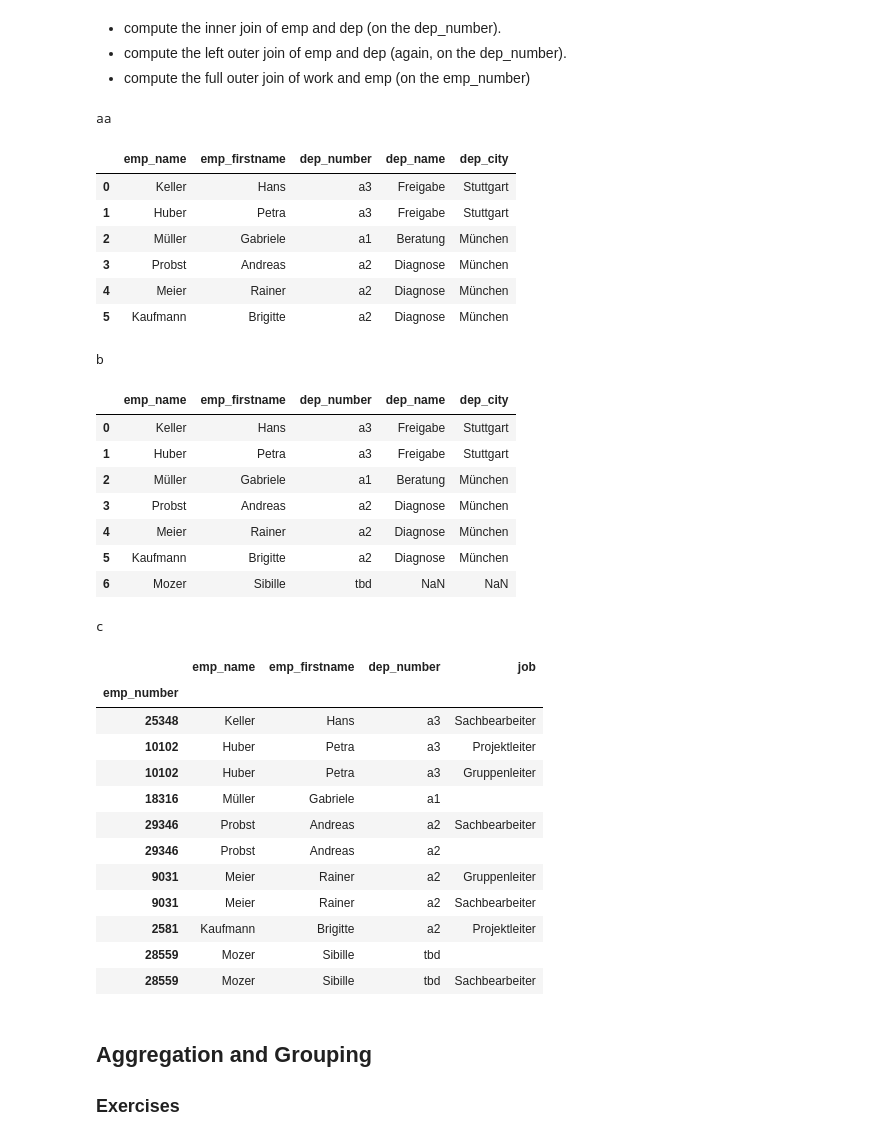
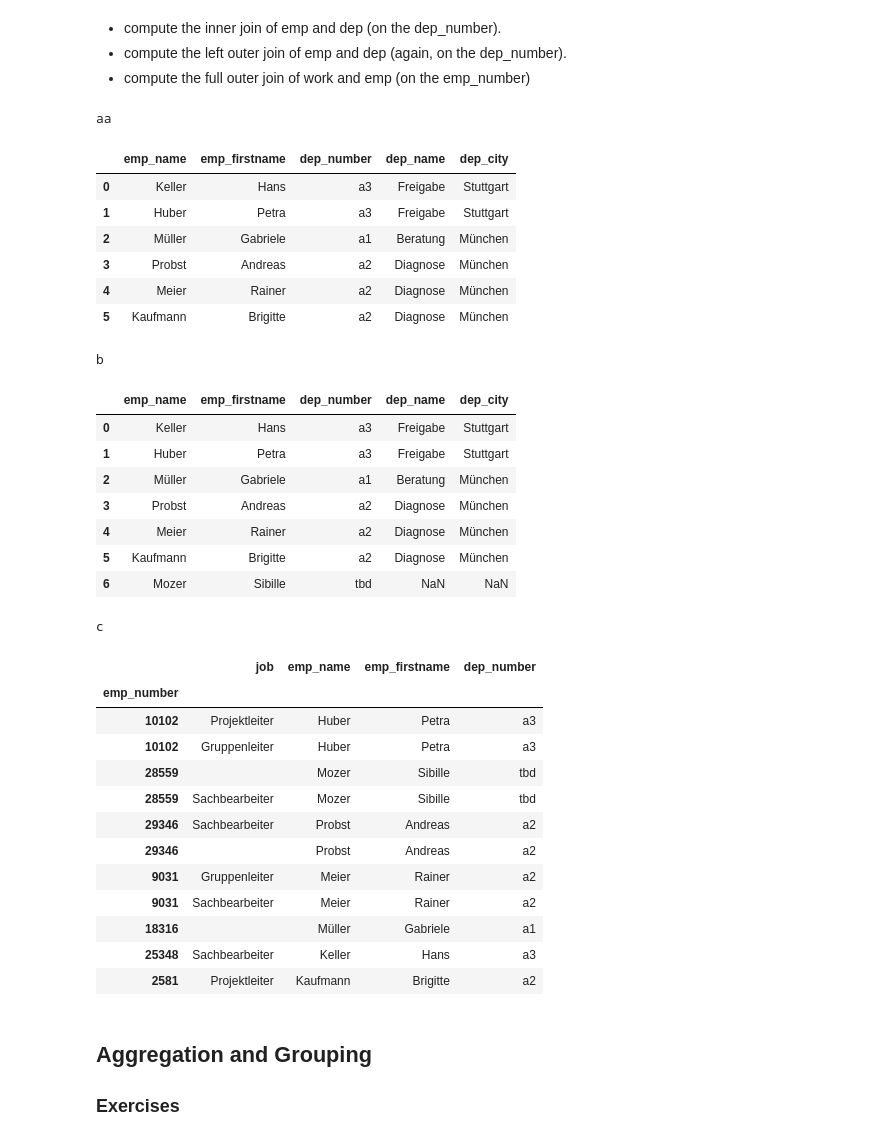
Before and after one commit to IchChefDuNixx/2023SS, a Jupyter notebook: DS/data_aai_sose23/lecture05_outliers/h05a-assignment-Pandas_Part_2.ipynb, the cells around one changed output. Cells and saved outputs as stored; diff of their text form; code cells hidden in the pictures.

```diff
--- a/DS/data_aai_sose23/lecture05_outliers/h05a-assignment-Pandas_Part_2.ipynb
+++ b/DS/data_aai_sose23/lecture05_outliers/h05a-assignment-Pandas_Part_2.ipynb
@@ -147,41 +146,41 @@ work
 # %%
 ## Solutions
 aa = emp.merge(dep, "inner", "dep_number")
 b = emp.merge(dep, "left", "dep_number")
-c = emp.merge(work, "outer", "emp_number")
+c = work.merge(emp, "outer", "emp_number")
 display("aa", "b", "c")
 # %% [output]
 aa
 |  | emp_name | emp_firstname | dep_number | dep_name | dep_city |
 | 0 | Keller | Hans | a3 | Freigabe | Stuttgart |
 | 1 | Huber | Petra | a3 | Freigabe | Stuttgart |
 | 2 | Müller | Gabriele | a1 | Beratung | München |
 | 3 | Probst | Andreas | a2 | Diagnose | München |
 | 4 | Meier | Rainer | a2 | Diagnose | München |
 | 5 | Kaufmann | Brigitte | a2 | Diagnose | München |
 b
 |  | emp_name | emp_firstname | dep_number | dep_name | dep_city |
 | 0 | Keller | Hans | a3 | Freigabe | Stuttgart |
 | 1 | Huber | Petra | a3 | Freigabe | Stuttgart |
 | 2 | Müller | Gabriele | a1 | Beratung | München |
 | 3 | Probst | Andreas | a2 | Diagnose | München |
 | 4 | Meier | Rainer | a2 | Diagnose | München |
 | 5 | Kaufmann | Brigitte | a2 | Diagnose | München |
 | 6 | Mozer | Sibille | tbd | NaN | NaN |
 c
-|  | emp_name | emp_firstname | dep_number | job |
+|  | job | emp_name | emp_firstname | dep_number |
 | emp_number |  |  |  |  |
-| 25348 | Keller | Hans | a3 | Sachbearbeiter |
-| 10102 | Huber | Petra | a3 | Projektleiter |
-| 10102 | Huber | Petra | a3 | Gruppenleiter |
-| 18316 | Müller | Gabriele | a1 |  |
-| 29346 | Probst | Andreas | a2 | Sachbearbeiter |
-| 29346 | Probst | Andreas | a2 |  |
-| 9031 | Meier | Rainer | a2 | Gruppenleiter |
-| 9031 | Meier | Rainer | a2 | Sachbearbeiter |
-| 2581 | Kaufmann | Brigitte | a2 | Projektleiter |
-| 28559 | Mozer | Sibille | tbd |  |
-| 28559 | Mozer | Sibille | tbd | Sachbearbeiter |
+| 10102 | Projektleiter | Huber | Petra | a3 |
+| 10102 | Gruppenleiter | Huber | Petra | a3 |
+| 28559 |  | Mozer | Sibille | tbd |
+| 28559 | Sachbearbeiter | Mozer | Sibille | tbd |
+| 29346 | Sachbearbeiter | Probst | Andreas | a2 |
+| 29346 |  | Probst | Andreas | a2 |
+| 9031 | Gruppenleiter | Meier | Rainer | a2 |
+| 9031 | Sachbearbeiter | Meier | Rainer | a2 |
+| 18316 |  | Müller | Gabriele | a1 |
+| 25348 | Sachbearbeiter | Keller | Hans | a3 |
+| 2581 | Projektleiter | Kaufmann | Brigitte | a2 |
 # %% [markdown]
 ## Aggregation and Grouping
 
```
Also changed, not shown: parts of 19 cells of this notebook, 4 other files.
